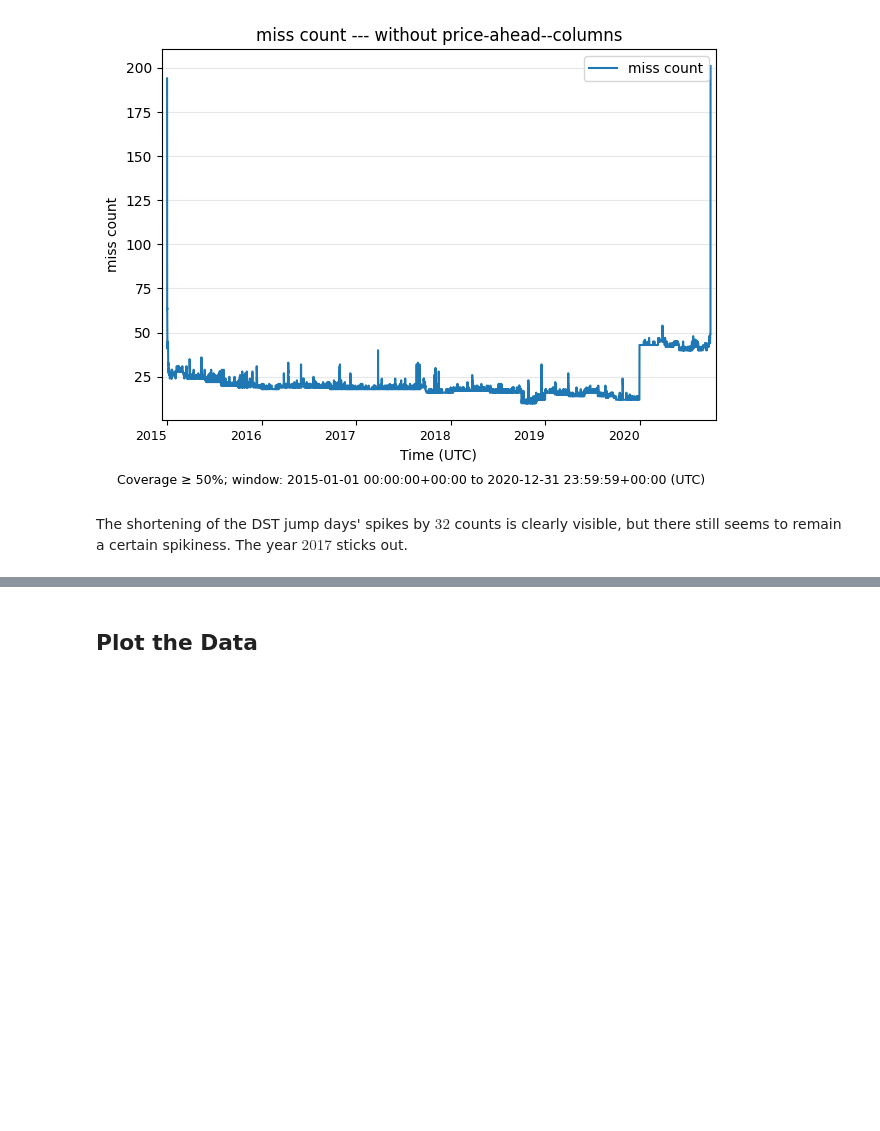
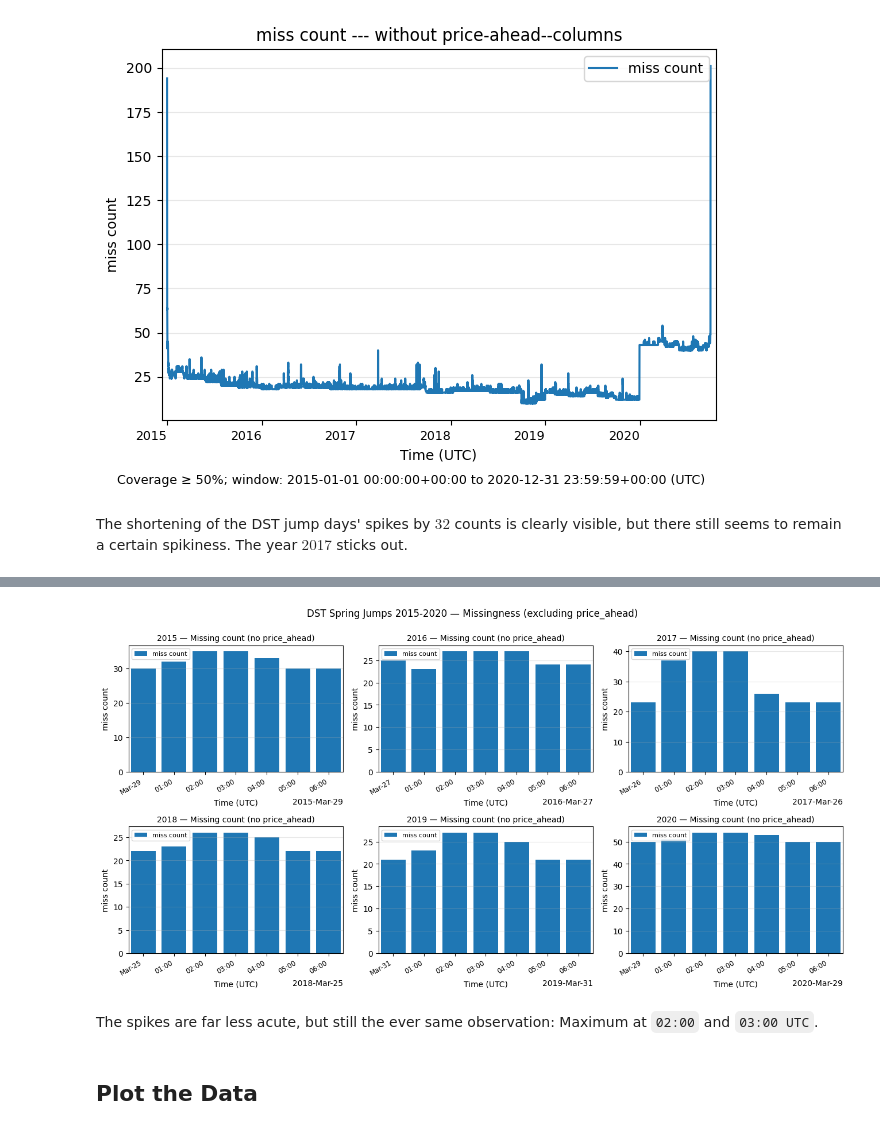
Before and after one commit to F-Skorz/electricity-demand-project, a Jupyter notebook: notebooks/01_OPSD_EDA.ipynb, the cells around one changed output, grey strips where cells are left out. Saved outputs shown, nothing was run; the diff lists cells and outputs as text; code cells hidden in the pictures; blank space fills up the shorter version.

```diff
--- a/notebooks/01_OPSD_EDA.ipynb
+++ b/notebooks/01_OPSD_EDA.ipynb
@@ -738,3 +757,39 @@ Again, we see the local maximum attained at `02:00 UTC` and `03:00 UTC`.
+# %%
+cols = 3
+rows = math.ceil(len(jump_dates) / cols)
+fig, axes = plt.subplots(rows, cols, figsize=(cols*4.4, rows*3.4), squeeze=False)
+
+for i, d in enumerate(jump_dates):
+    ax = axes[i // cols][i % cols]
+    start_date = f"{d} 00:00:00"
+    end_date   = f"{d} 06:00:00"  # first five hours
+    year = d[:4]
+
+    plotting_utils.bar_plot_resampled(
+        df=missingness_summary_no_price_ahead_df,
+        start_date=start_date,
+        end_date=end_date,
+        column="miss_count",
+        granularity="H",
+        time_col="utc_timestamp",
+        how="sum",
+        coverage_threshold=0.5,
+        color="tab:blue",
+        title=f"{year} — Missing count (no price_ahead)",
+        ax=ax,
+    )
+
+# Hide any unused subplots
+for j in range(i + 1, rows * cols):
+    axes[j // cols][j % cols].axis("off")
+
+fig.suptitle("DST Spring Jumps 2015-2020 — Missingness (excluding price_ahead)", y=0.995, fontsize=12)
+fig.tight_layout()
+plt.show()
+# %% [output]
+[figure, added]
+# %% [markdown]
+The spikes are far less acute, but still the ever same observation: Maximum at `02:00` and `03:00 UTC`.
 # %% [markdown]
 <h2> Plot the Data </h2>
 # %% [markdown]
```
Also changed, not shown: parts of 8 cells of this notebook, 2 other files.
